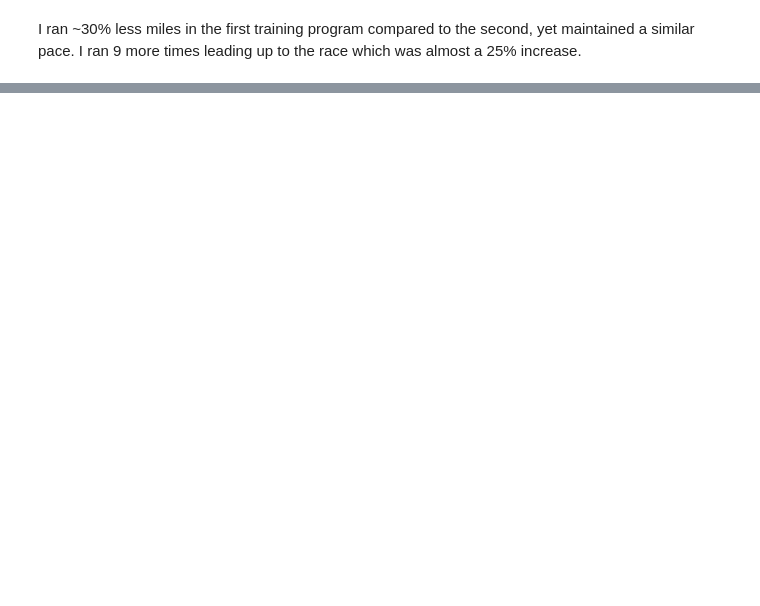
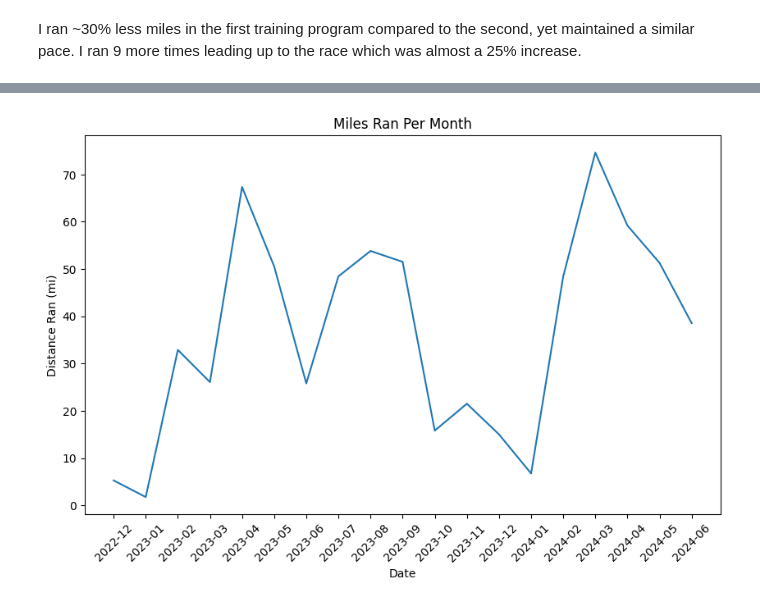
Before and after one commit to CodyT21/running_data, a Jupyter notebook: eda.ipynb, the cells around one changed output, grey strips where cells are left out. Cells and saved outputs as stored; diff of their text form; code cells hidden in the pictures; blank space fills up the shorter version.

Commit message:
Added visualizations for run stats based around month, distance, time of day, zone,and pace

```diff
--- a/eda.ipynb
+++ b/eda.ipynb
@@ -63 +65,11 @@ dtype: int64
+# %%
+def summary_stats_to_str(df):
+    average_pace = format_timedelta(df['pace_per_mile'].mean())
+    total_miles = round(df['distance_mi'].sum(), 2)
+    total_runs = df.shape[0]
+    return f'Total Runs: {total_runs}\nTotal Miles: {total_miles}\nAverage Pace: {average_pace}'
+
+def format_timedelta(dlt):
+    minutes, seconds = divmod(int(dlt.total_seconds()), 60)
+    return f'{minutes:02}:{seconds:02}'
 # %%
@@ -82,0 +129,11 @@ I ran ~30% less miles in the first training program compared to the second, yet
+# %%
+# grouping running stats by month
+
+runs_df['month_year'] = runs_df['date'].dt.to_period('M')
+runs_by_month = (runs_df.groupby('month_year')[['distance_mi', 'name', 'pace_per_mile', 'average_zone']]
+                        .agg({'distance_mi': 'sum', 'name': 'size', 'pace_per_mile':'mean', 'average_zone': lambda x: pd.Series.mode(x)[0]})
+                        .reset_index()
+                        .rename(columns={'name': 'number_of_runs'})
+                )
+runs_by_month['formatted_pace_per_mile'] = pd.to_datetime(runs_by_month['pace_per_mile'].apply(format_timedelta), format='%M:%S').dt.time
+runs_by_month
@@ -82,0 +158,13 @@ I ran ~30% less miles in the first training program compared to the second, yet
+# %%
+# visualizing miles and total runs
+
+plt.figure(figsize=(10,6))
+ax = sns.lineplot(x=runs_by_month['month_year'].astype(str), y=runs_by_month['distance_mi'])
+ax.set_title('Miles Ran Per Month')
+ax.set_xlabel('Date')
+ax.set_ylabel('Distance Ran (mi)')
+ax.set_xticklabels(labels=ax.get_xticklabels(), rotation=45)
+
+plt.show()
+# %% [output]
+[figure, added]
```
Also changed, not shown: parts of 20 cells of this notebook, 1 other file.
